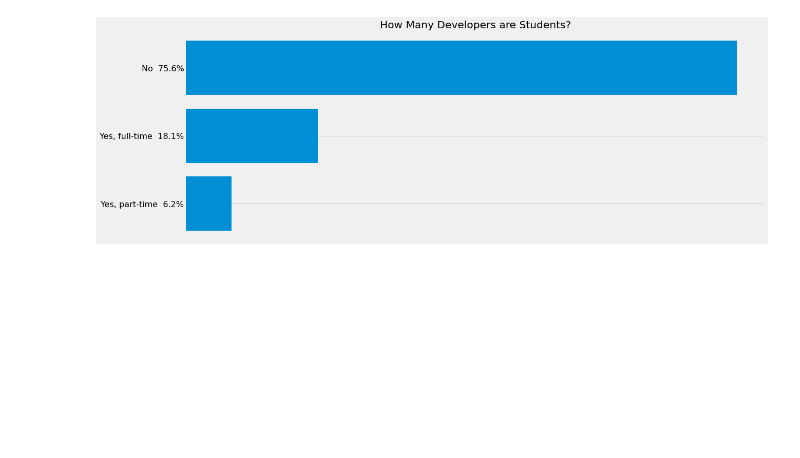
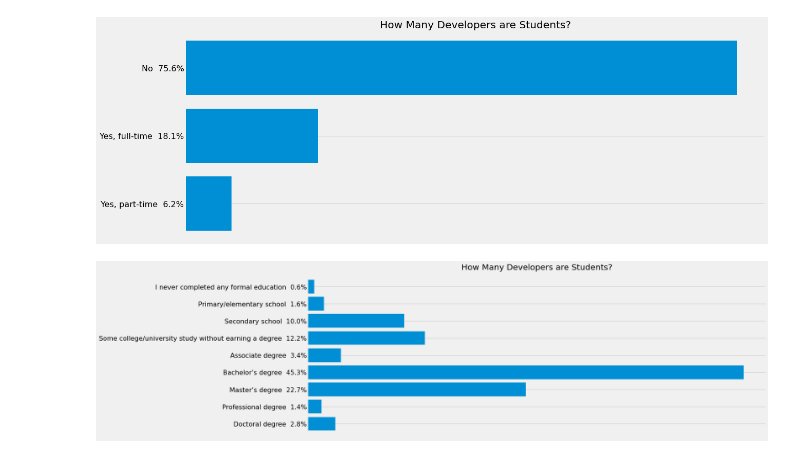
Before and after one commit to qristinius/Stackoverflow-Survey-2019, a Jupyter notebook: dev_survey_results_2019.ipynb, the cells around one changed output. Drawn from its saved outputs; the diff is of its cells as text; code cells hidden in the pictures; blank space fills up the shorter version.

```diff
--- a/dev_survey_results_2019.ipynb
+++ b/dev_survey_results_2019.ipynb
@@ -545,3 +545,32 @@ Quantity.reverse()
 Build_Barh_sizes(key_Phrases, Quantity, edu, "fivethirtyeight", False , (18,7), "How Many Developers are Students?")
 # %% [output]
 [figure]
+# %%
+edu_level = data["EdLevel"]
+edu_level.dropna(inplace = True)
+
+
+edu_level = np.where(edu_level == "Secondary school (e.g. American high school, German Realschule or Gymnasium, etc.)", "Secondary school", edu_level)
+edu_level = np.where(edu_level == "Bachelor’s degree (BA, BS, B.Eng., etc.)", "Bachelor’s degree", edu_level)
+edu_level = np.where(edu_level == "Master’s degree (MA, MS, M.Eng., MBA, etc.)", "Master’s degree", edu_level)
+edu_level = np.where(edu_level == "Professional degree (JD, MD, etc.)", "Professional degree", edu_level)
+edu_level = np.where(edu_level == "Other doctoral degree (Ph.D, Ed.D., etc.)", "Doctoral degree", edu_level)
+
+
+key_Phrases= ["I never completed any formal education", "Primary/elementary school" , "Secondary school",
+"Some college/university study without earning a degree", "Associate degree", "Bachelor’s degree",
+"Master’s degree", "Professional degree", "Doctoral degree"]
+
+counted = Counter(edu_level)
+
+Quantity = []
+
+key_Phrases.reverse()
+Quantity.reverse()
+for i in key_Phrases:
+    Quantity.append(counted[i])
+
+
+Build_Barh_sizes(key_Phrases, Quantity, edu_level, "fivethirtyeight", False , (18,7), "How Many Developers are Students?")
+# %% [output]
+[figure, added]
```
Also changed, not shown: parts of 1 cell of this notebook.
